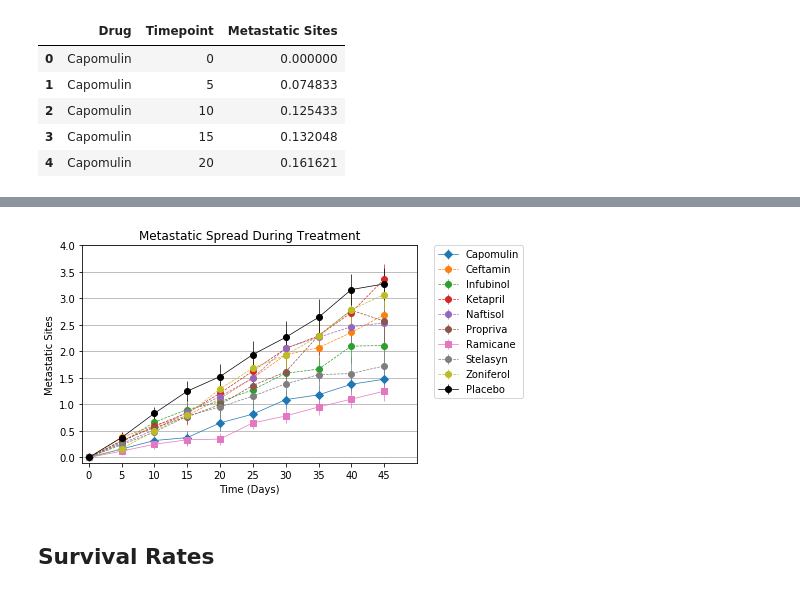
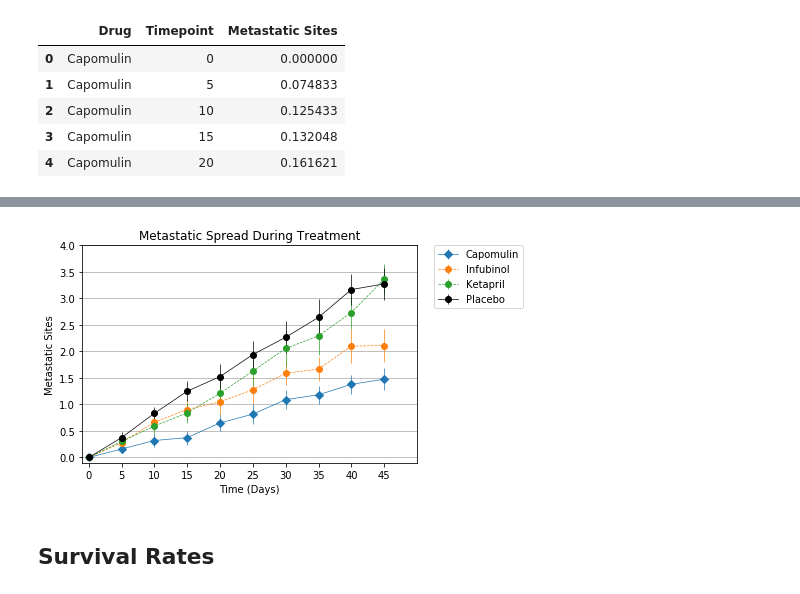
Before and after one commit to catherinegomes/matplotlib-challenge, a Jupyter notebook: Pymaceuticals/pymaceuticals_starter.ipynb, the cells around one changed output, grey strips where cells are left out. Drawn from its saved outputs; the diff is of its cells as text; code cells hidden in the pictures.

```diff
--- a/Pymaceuticals/pymaceuticals_starter.ipynb
+++ b/Pymaceuticals/pymaceuticals_starter.ipynb
@@ -180,53 +170,35 @@ met_se.head()
 #For x values, Obtain Timepoint as a list
 
 x = by_drug.index
 
 # Generate the Plot (with Error Bars)
 
 plt.errorbar(x, y = (met_mean_df.loc['Capomulin']["Metastatic Sites"]),
              yerr =list(met_se['Capomulin']), fmt = 'D', label = 'Capomulin', ls = '-', lw = .7)
 
-plt.errorbar(x, y = (met_mean_df.loc['Ceftamin']["Metastatic Sites"]),
-             yerr = list(met_se['Ceftamin']), fmt = 'o', label = 'Ceftamin', ls = '--', lw = .7)
-
 plt.errorbar(x, y = (met_mean_df.loc['Infubinol']["Metastatic Sites"]),
              yerr = list(met_se['Infubinol']), fmt = 'o', label = 'Infubinol', ls = '--', lw = .7)
 
 plt.errorbar(x, y = (met_mean_df.loc['Ketapril']["Metastatic Sites"]),
              yerr = list(met_se['Ketapril']), fmt = 'o', label = 'Ketapril', ls = '--', lw = .7)
-
-plt.errorbar(x, y = (met_mean_df.loc['Naftisol']["Metastatic Sites"]),
-             yerr = list(met_se['Naftisol']), fmt = 'o', label = 'Naftisol', ls = '--', lw = .7)
-
-plt.errorbar(x, y = (met_mean_df.loc['Propriva']["Metastatic Sites"]),
-             yerr = list(met_se['Propriva']), fmt = 'o', label = 'Propriva', ls = '--', lw = .7)
-
-plt.errorbar(x, y = (met_mean_df.loc['Ramicane']["Metastatic Sites"]),
-             yerr = list(met_se['Ramicane']), fmt = 's', label = 'Ramicane', ls = '-', lw = .7)
-
-plt.errorbar(x, y = (met_mean_df.loc['Stelasyn']["Metastatic Sites"]),
-             yerr = list(met_se['Stelasyn']), fmt = 'o', label = 'Stelasyn', ls = '--', lw = .7)
-
-plt.errorbar(x, y = (met_mean_df.loc['Zoniferol']["Metastatic Sites"]),
-             yerr = list(met_se['Zoniferol']), fmt = 'o', label = 'Zoniferol', ls = '--', lw = .7)
 
 plt.errorbar(x, y = (met_mean_df.loc['Placebo']["Metastatic Sites"]),
              yerr = list(met_se['Placebo']), fmt = 'o', label = 'Placebo', ls = '-', lw = .7, color = '000000')
 
 #Format plot with labels, legend
 plt.title('Metastatic Spread During Treatment')
 plt.xlabel('Time (Days)')
 plt.ylabel('Metastatic Sites')
 plt.grid(axis = 'y')
 plt.legend(bbox_to_anchor = (1.05, 1), loc = 'upper left', borderaxespad = 0.)
 plt.ylim(-.1, 4)
 plt.xlim(-1, 50)
 plt.xticks(np.arange(0, 46, 5))
 
 #Save and Show Figure
-plt.savefig('metastatic_spread.png')
+plt.savefig('F2_Metastatic_Spread.png')
 # %% [output]
-[figure, old version]
+[figure, new version]
 # %% [markdown]
 ## Survival Rates
 # %%
```
Also changed, not shown: parts of 4 cells of this notebook, 9 other files.
